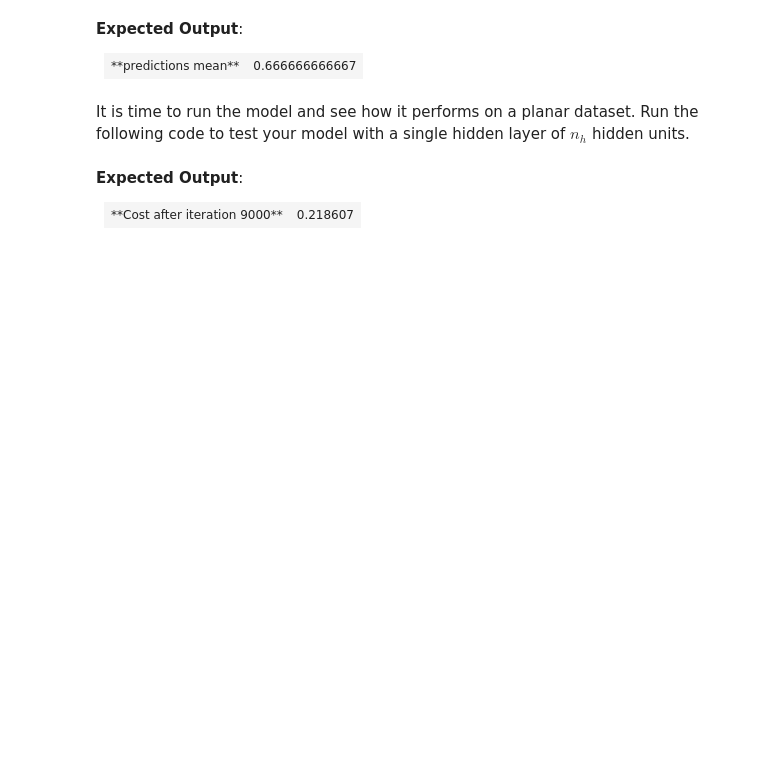
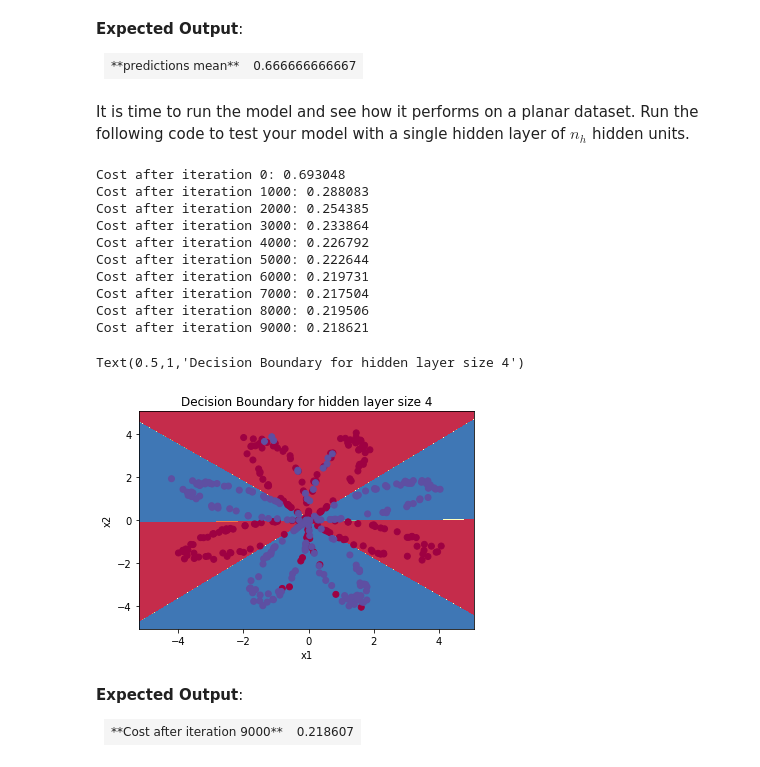
Before and after one commit to gaoxingliang/learnpython, a Jupyter notebook: DeepLearning/01_神经网络和深度学习/编程作业week3/Planar data classification with one hidden layer/Planar+data+classification+with+one+hidden+layer_solution.ipynb, the cells around one changed output. Drawn from its saved outputs; the diff is of its cells as text; code cells hidden in the pictures; blank space fills up the shorter version.

```diff
--- a/DeepLearning/01_神经网络和深度学习/编程作业week3/Planar data classification with one hidden layer/Planar+data+classification+with+one+hidden+layer_solution.ipynb
+++ b/DeepLearning/01_神经网络和深度学习/编程作业week3/Planar data classification with one hidden layer/Planar+data+classification+with+one+hidden+layer_solution.ipynb
@@ -674,7 +729,7 @@ def update_parameters(parameters, grads, learning_rate = 1.2):
 
     return parameters
 # %%
-parameters, grads = update_parameters_test_case()
+parameters, grads = tc.update_parameters_test_case()
 parameters = update_parameters(parameters, grads)
 
 print("W1 = " + str(parameters["W1"]))
@@ -742,10 +808,11 @@ def nn_model(X, Y, n_h, num_iterations = 10000, print_cost=False):
 
     # Initialize parameters, then retrieve W1, b1, W2, b2. Inputs: "n_x, n_h, n_y". Outputs = "W1, b1, W2, b2, parameters".
     ### START CODE HERE ### (≈ 5 lines of code)
-
-
-
-
+    parameters = initialize_parameters(n_x, n_h, n_y)
+    W1 = parameters["W1"]
+    W2 = parameters["W2"]
+    b1 = parameters["b1"]
+    b2 = parameters["b2"]
 
 
     ### END CODE HERE ###
@@ -756,16 +823,16 @@ def nn_model(X, Y, n_h, num_iterations = 10000, print_cost=False):
 
         ### START CODE HERE ### (≈ 4 lines of code)
         # Forward propagation. Inputs: "X, parameters". Outputs: "A2, cache".
-
+        A2, cache = forward_propagation(X, parameters)
 
         # Cost function. Inputs: "A2, Y, parameters". Outputs: "cost".
-
+        cost = compute_cost(A2, Y, parameters)
 
         # Backpropagation. Inputs: "parameters, cache, X, Y". Outputs: "grads".
-
+        grads = backward_propagation(parameters, cache, X, Y)
 
         # Gradient descent parameter update. Inputs: "parameters, grads". Outputs: "parameters".
-
+        parameters = update_parameters(parameters, grads)
 
         ### END CODE HERE ###
 
@@ -776,7 +843,7 @@ def nn_model(X, Y, n_h, num_iterations = 10000, print_cost=False):
 
     return parameters
 # %%
-X_assess, Y_assess = nn_model_test_case()
+X_assess, Y_assess = tc.nn_model_test_case()
 
 parameters = nn_model(X_assess, Y_assess, 4, num_iterations=10000, print_cost=False)
 print("W1 = " + str(parameters["W1"]))
@@ -844,8 +922,18 @@ def predict(parameters, X):
 
     # Computes probabilities using forward propagation, and classifies to 0/1 using 0.5 as the threshold.
     ### START CODE HERE ### (≈ 2 lines of code)
+    # 前向传播参数和返回值
+    """
+    Argument:
+    X -- input data of size (n_x, m)
+    parameters -- python dictionary containing your parameters (output of initialization function)
 
-
+    Returns:
+    A2 -- The sigmoid output of the second activation
+    cache -- a dictionary containing "Z1", "A1", "Z2" and "A2"
+    """
+    A2, cache = forward_propagation(X, parameters)
+    predictions = A2 > 0.5
     ### END CODE HERE ###
 
     return predictions
@@ -870,10 +960,23 @@ It is time to run the model and see how it performs on a planar dataset. Run the
 # %%
 # Build a model with a n_h-dimensional hidden layer
 parameters = nn_model(X, Y, n_h = 4, num_iterations = 10000, print_cost=True)
 
 # Plot the decision boundary
-plot_decision_boundary(lambda x: predict(parameters, x.T), X, Y)
+plot_decision_boundary(lambda x: predict(parameters, x.T), X, Y[0,:])
 plt.title("Decision Boundary for hidden layer size " + str(4))
+# %% [output]
+Cost after iteration 0: 0.693048
+Cost after iteration 1000: 0.288083
+Cost after iteration 2000: 0.254385
+Cost after iteration 3000: 0.233864
+Cost after iteration 4000: 0.226792
+Cost after iteration 5000: 0.222644
+Cost after iteration 6000: 0.219731
+Cost after iteration 7000: 0.217504
+Cost after iteration 8000: 0.219506
+Cost after iteration 9000: 0.218621
+Text(0.5,1,'Decision Boundary for hidden layer size 4')
+[figure, added]
 # %% [markdown]
 **Expected Output**:
 
```
Also changed, not shown: parts of 17 cells of this notebook.
